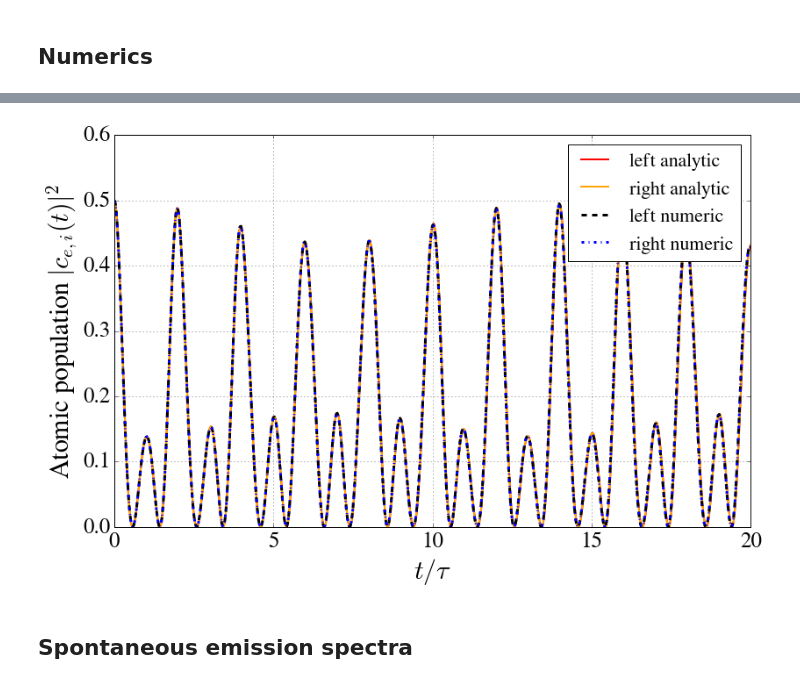
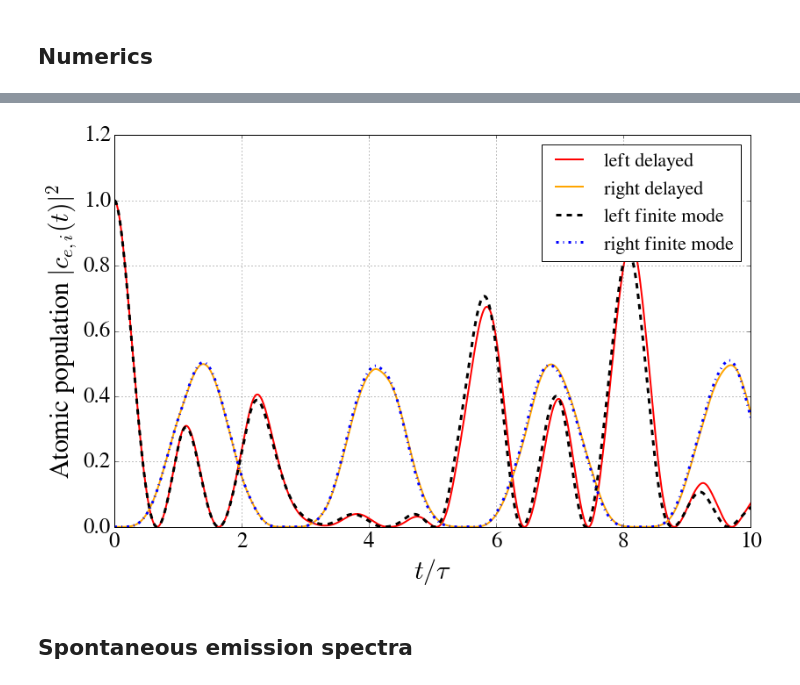
Before and after one commit to nemetniki/with-Andreas, a Jupyter notebook: CCQED.ipynb, the cells around one changed output, grey strips where cells are left out. Drawn from its saved outputs; the diff is of its cells as text; code cells hidden in the pictures.

```diff
--- a/CCQED.ipynb
+++ b/CCQED.ipynb
@@ -99,17 +99,17 @@ eqnsSTmany = {
     }
 
 paramsST = {
-            'Delta': 8.,#<2pi/tau
+            'Delta': 0.,#<2pi/tau
             'g1'   : 16.,
-            'g2'   : 16.,
+            'g2'   : 8.,
             'v1'   : 16.,
             'v2'   : 16.,
-            'kap1' : 1.200000,
-            'kap2' : 1.200000,
-            'tau'  : pi/32.,
+            'kap1' : 0.,#1.200000,
+            'kap2' : 0.,#1.200000,
+            'tau'  : pi/16.,
             'r'    : 1.,
-            'gam'  : 5.2,
-            'kapi' : 0.2
+            'gam'  : 0.,#5.2,
+            'kapi' : 0.#2
                         }
 
 
@@ -189,16 +189,16 @@ plt.show()
 import numpy as np
 from scipy.integrate import ode
 
-Delta = 8.
+Delta = 0.
 c = 2.13/2./np.pi*100.
-tau = np.pi/32.
+tau = np.pi/16.
 s = np.pi/(c*tau)
-kap1 = 1.2
-kap2 = 1.2
-kapi = 0.2
+kap1 = 0.#1.2
+kap2 = 0.#1.2
+kapi = 0.#2
 g1 = 16.
-g2 = 16.
-gam = 5.2
+g2 = 8.
+gam = 0.#5.2
 v1  = 16.
 v2  = 16.
 
@@ -321,18 +323,19 @@ plt.show()
 # %%
 plt.figure(1,figsize=(13,8))
 plt.clf()
-plt.plot(tSTmany,np.abs(ce1STmany)**2,linewidth=2.0,label='left analytic',color='red',ls='-')
+plt.plot(tSTmany,np.abs(ce1STmany)**2,linewidth=2.0,label='left delayed',color='red',ls='-')
 plt.hold(True)
-plt.plot(tSTmany,np.abs(ce2STmany)**2,linewidth=2.0,label='right analytic',color = 'orange')
-plt.plot(time,np.abs(sol[:,0])**2,linewidth=3.0,label='left numeric',color='k',ls='--')
-plt.plot(time,np.abs(sol[:,2])**2,linewidth=3.0,label='right numeric',color = 'blue',ls="-.")
+plt.plot(tSTmany,np.abs(ce2STmany)**2,linewidth=2.0,label='right delayed',color = 'orange')
+plt.plot(time,np.abs(sol[:,0])**2,linewidth=3.0,label='left finite mode',color='k',ls='--')
+plt.plot(time,np.abs(sol[:,2])**2,linewidth=3.0,label='right finite mode',color = 'blue',ls="-.")
 plt.xlabel('$t/\\tau$',fontsize=30.)
-plt.xlim(0,20)
+plt.xlim(0,10)
 plt.ylabel('Atomic population $|c_{e,i}(t)|^2$',fontsize=30.)
+#plt.ylabel('Photon density $|c_{g,i}(t)|^2$',fontsize=30.)
 plt.legend(loc='upper right',fontsize = 22)
 plt.grid(True)
 # %% [output]
-[figure, old version]
+[figure, new version]
 # %% [markdown]
 ## Spontaneous emission spectra
 # %%
```
Also changed, not shown: parts of 4 cells of this notebook, 1 other file.
